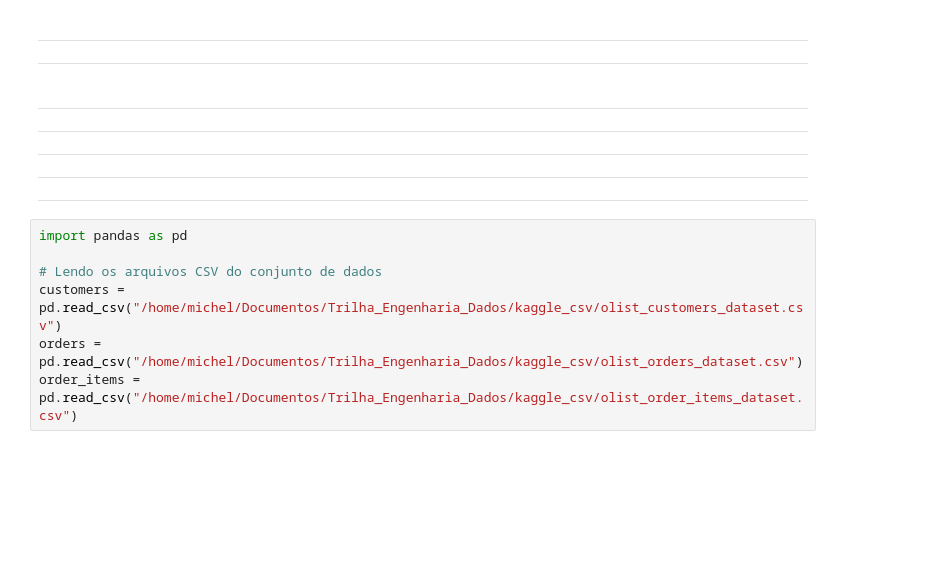
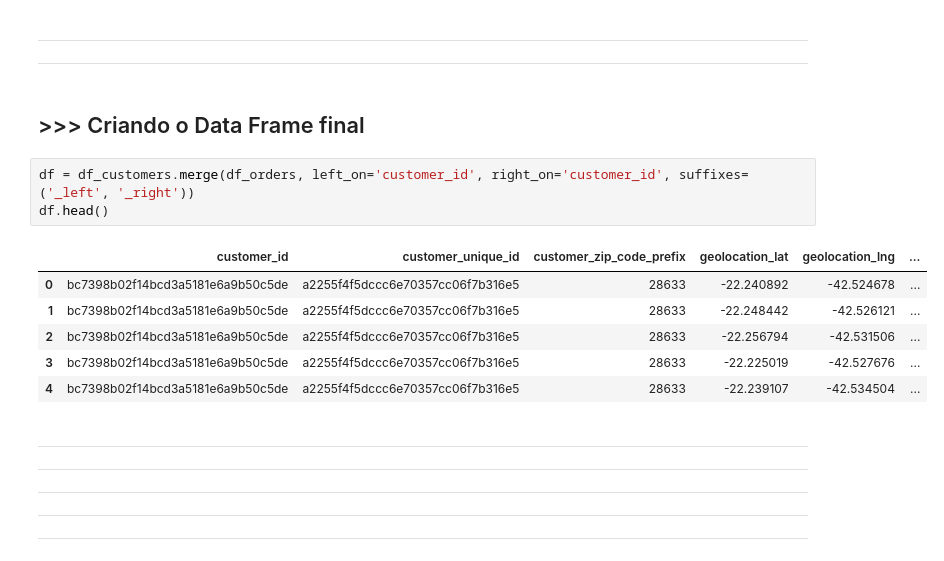
Before and after one commit to michelprosite/Trilha_Engenharia_Dados, a Jupyter notebook: desafio_ds.ipynb, the cells around one changed output. Drawn from its saved outputs; the diff is of its cells as text; blank space fills up the shorter version.

Commit message:
Processo ETL Finalizado

```diff
--- a/desafio_ds.ipynb
+++ b/desafio_ds.ipynb
@@ -579,6 +579,18 @@ df_orders.head()
 # %% [markdown]
 ****
 ****
+# %% [markdown]
+## >>> Criando o Data Frame final
+# %%
+df = df_customers.merge(df_orders, left_on='customer_id', right_on='customer_id', suffixes=('_left', '_right'))
+df.head()
+# %% [output]
+|  | customer_id | customer_unique_id | customer_zip_code_prefix | geolocation_lat | geolocation_lng | ... |
+| 0 | bc7398b02f14bcd3a5181e6a9b50c5de | a2255f4f5dccc6e70357cc06f7b316e5 | 28633 | -22.240892 | -42.524678 | ... |
+| 1 | bc7398b02f14bcd3a5181e6a9b50c5de | a2255f4f5dccc6e70357cc06f7b316e5 | 28633 | -22.248442 | -42.526121 | ... |
+| 2 | bc7398b02f14bcd3a5181e6a9b50c5de | a2255f4f5dccc6e70357cc06f7b316e5 | 28633 | -22.256794 | -42.531506 | ... |
+| 3 | bc7398b02f14bcd3a5181e6a9b50c5de | a2255f4f5dccc6e70357cc06f7b316e5 | 28633 | -22.225019 | -42.527676 | ... |
+| 4 | bc7398b02f14bcd3a5181e6a9b50c5de | a2255f4f5dccc6e70357cc06f7b316e5 | 28633 | -22.239107 | -42.534504 | ... |
 # %% [markdown]
 ****
 
@@ -589,10 +601,3 @@ df_orders.head()
 ****
 
 ****
-# %%
-import pandas as pd
-
-# Lendo os arquivos CSV do conjunto de dados
-customers = pd.read_csv("/home/michel/Documentos/Trilha_Engenharia_Dados/kaggle_csv/olist_customers_dataset.csv")
-orders = pd.read_csv("/home/michel/Documentos/Trilha_Engenharia_Dados/kaggle_csv/olist_orders_dataset.csv")
-order_items = pd.read_csv("/home/michel/Documentos/Trilha_Engenharia_Dados/kaggle_csv/olist_order_items_dataset.csv")
```
Also changed, not shown: parts of 6 cells of this notebook, 1 other file.
